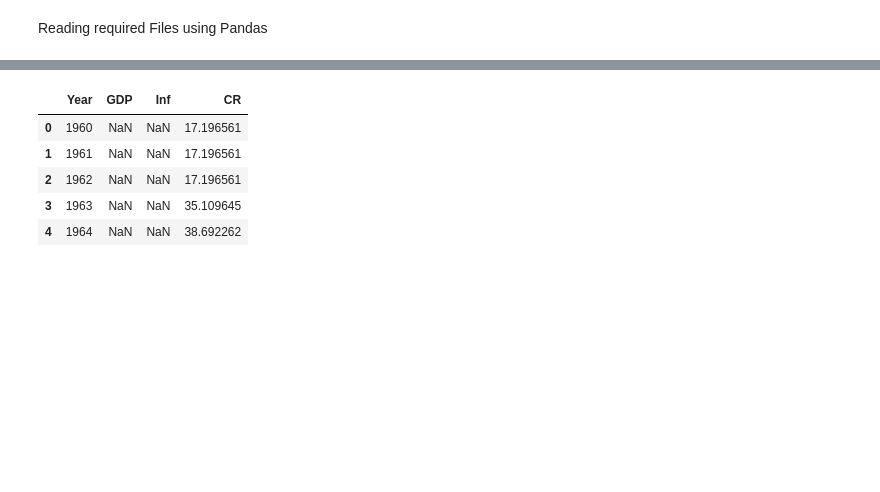
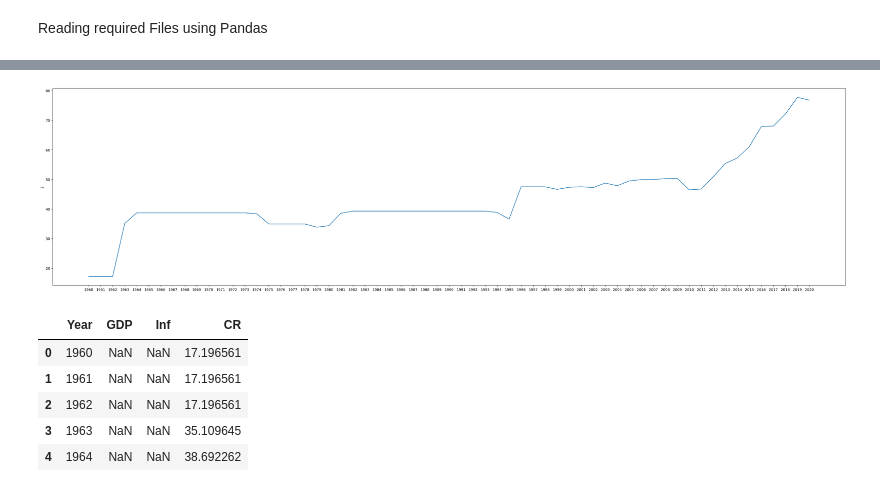
Before and after one commit to Cena980/Afghani-Currency-flactuations, a Jupyter notebook: Analysis/Analysis.ipynb, the cells around one changed output, grey strips where cells are left out. Cells and saved outputs as stored; diff of their text form; code cells hidden in the pictures; blank space fills up the shorter version.

Commit message:
New_data_added

```diff
--- a/Analysis/Analysis.ipynb
+++ b/Analysis/Analysis.ipynb
@@ -11,3 +11,4 @@ af_df = pd.read_csv(r'C:\Users\Sina\Desktop\Afghani-Currency-flactuations\Datase
 som_df = pd.read_csv(r'C:\Users\Sina\Desktop\Afghani-Currency-flactuations\Datasets\Cleaning Process\Somalia.csv')
 som_cr = pd.read_csv(r'C:\Users\Sina\Desktop\Afghani-Currency-flactuations\Datasets\Raw data\SomaliaCR.csv')
 df_af = pd.read_csv(r'C:\Users\Sina\Desktop\Afghani-Currency-flactuations\Datasets\Cleaning Process\quarterly-edited.csv')
+df_cr = pd.read_csv(r'C:\Users\Sina\Desktop\Afghani-Currency-flactuations\Datasets\Raw data\Currency_Rate2.csv')
@@ -13,0 +48,3 @@ df_af = pd.read_csv(r'C:\Users\Sina\Desktop\Afghani-Currency-flactuations\Datase
+# %%
+af_cr = df_cr.loc[2]
+print(af_cr[4:65])
@@ -13,0 +64,14 @@ df_af = pd.read_csv(r'C:\Users\Sina\Desktop\Afghani-Currency-flactuations\Datase
+# %%
+plt.title = ('Af Currency 1960 - 2020')
+year = ['1960', '1961', '1962', '1963', '1964', '1965', '1966', '1967', '1968',
+       '1969', '1970', '1971', '1972', '1973', '1974', '1975', '1976', '1977',
+       '1978', '1979', '1980', '1981', '1982', '1983', '1984', '1985', '1986',
+       '1987', '1988', '1989', '1990', '1991', '1992', '1993', '1994', '1995',
+       '1996', '1997', '1998', '1999', '2000', '2001', '2002', '2003', '2004',
+       '2005', '2006', '2007', '2008', '2009', '2010', '2011', '2012', '2013',
+       '2014', '2015', '2016', '2017', '2018', '2019', '2020']
+plt.figure(figsize=(40,10))
+sns.lineplot(x=year, y=af_cr[4:65])
+plt.savefig('Afg Currency Rate from 1960 - 2020')
+# %% [output]
+[figure, added]
```
Also changed, not shown: parts of 6 cells of this notebook, 2 other files.
